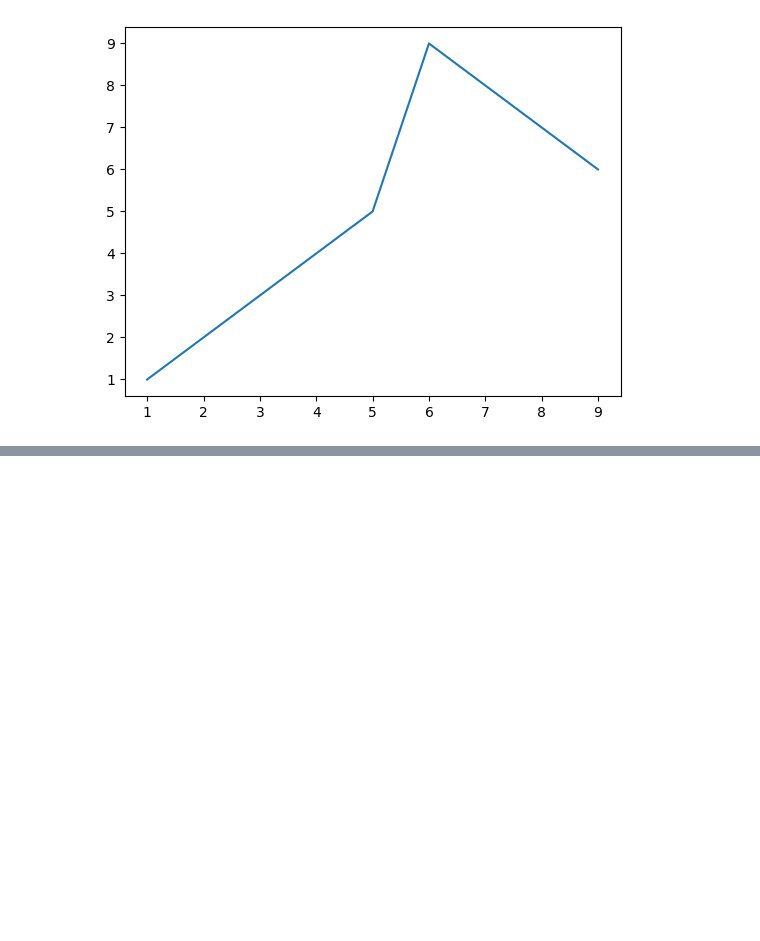
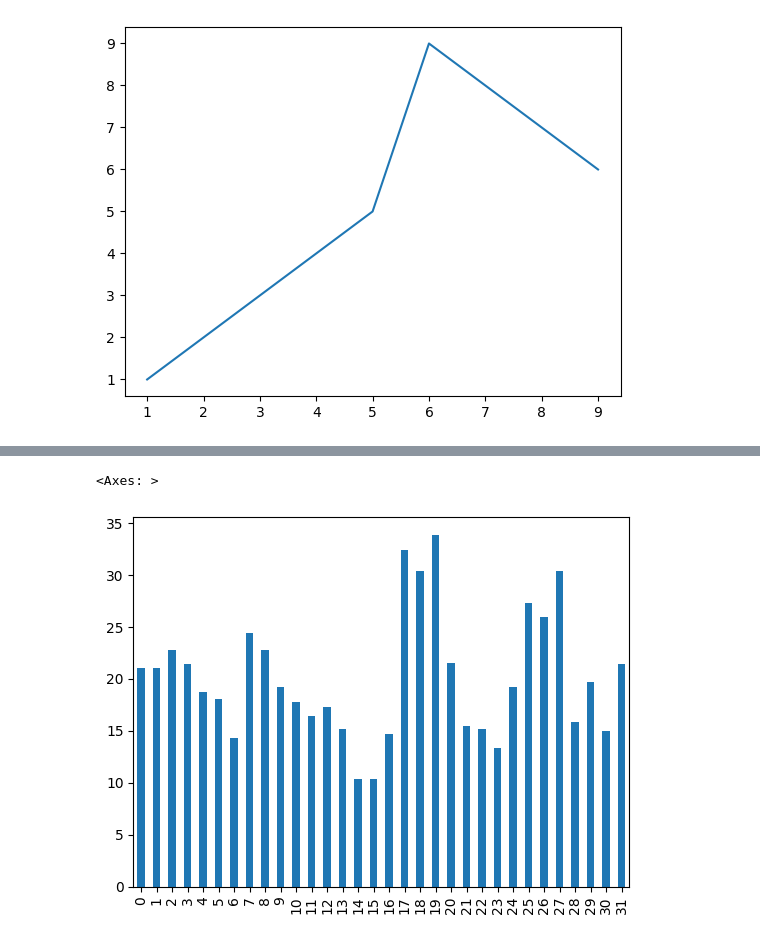
Before and after one commit to dadejecova/P4DS-ML, a Jupyter notebook: Practical_Data_Visualization.ipynb, the cells around one changed output, grey strips where cells are left out. Cells and saved outputs as stored; diff of their text form; code cells hidden in the pictures; blank space fills up the shorter version.

```diff
--- a/Practical_Data_Visualization.ipynb
+++ b/Practical_Data_Visualization.ipynb
@@ -81,0 +111,5 @@ plt.show()
+# %%
+mpg.plot(kind='bar')
+# %% [output]
+<Axes: >
+[figure, added]
```
Also changed, not shown: parts of 7 cells of this notebook.
